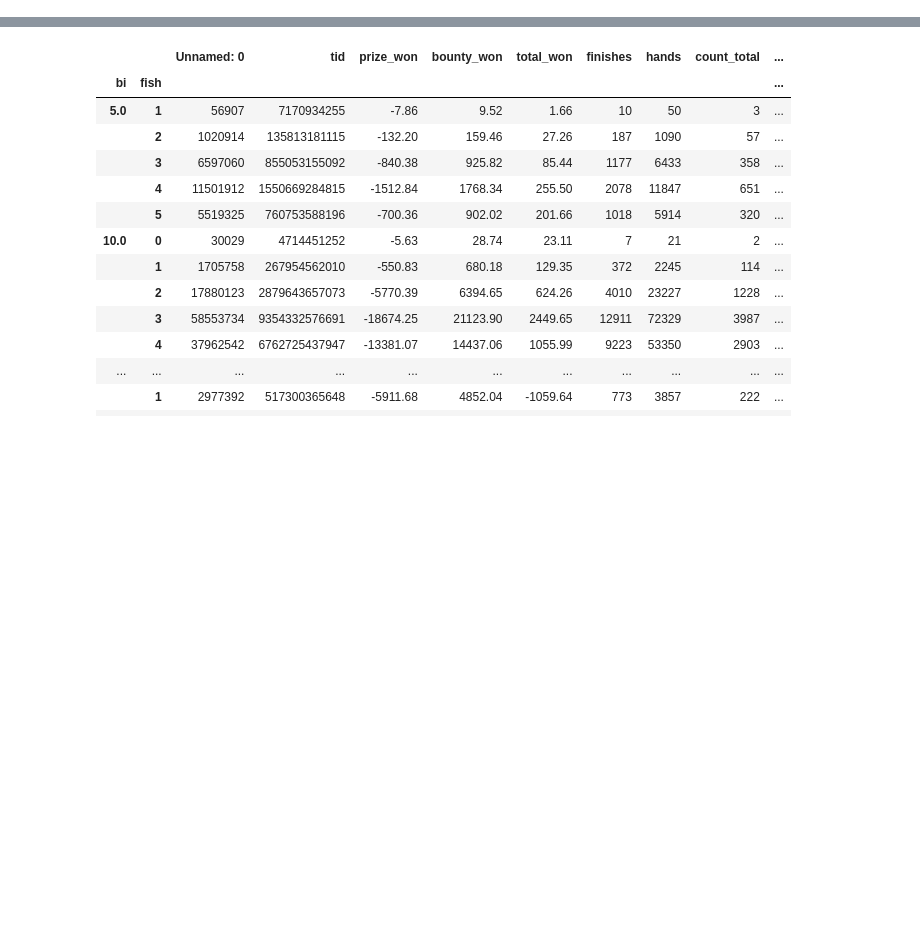
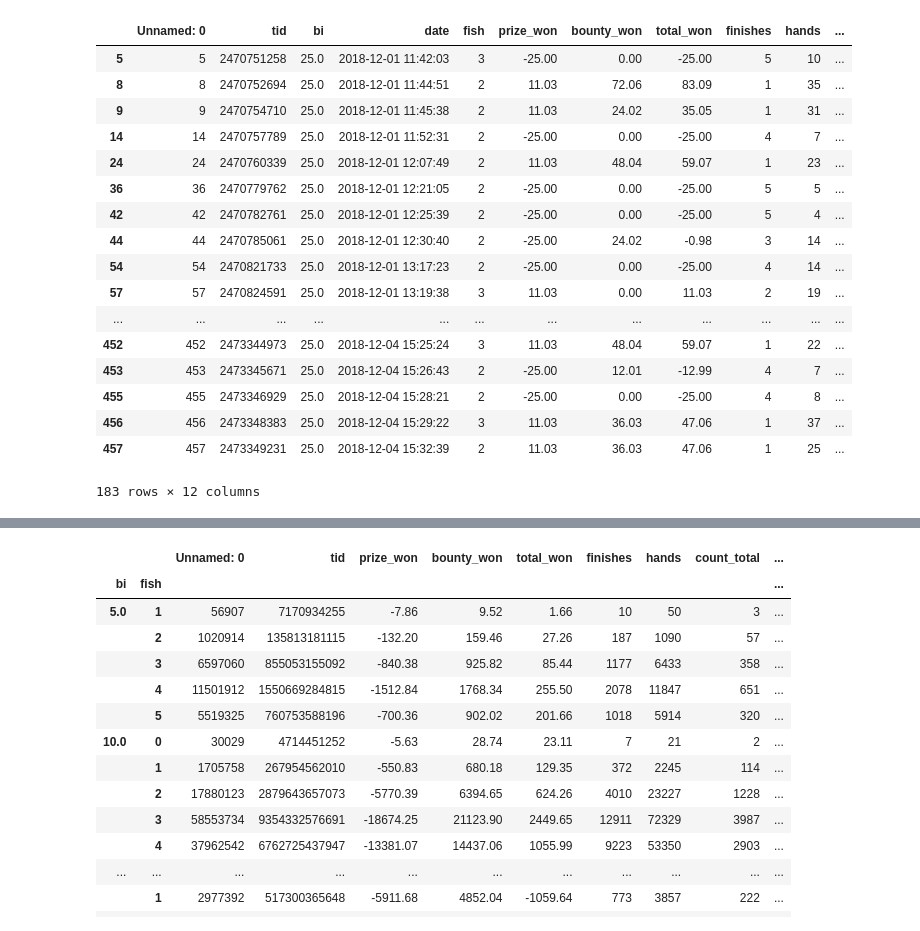
Before and after one commit to anton-ju/hhparser, a Jupyter notebook: results_vis.ipynb, the cells around one changed output, grey strips where cells are left out. Cells and saved outputs as stored; diff of their text form; code cells hidden in the pictures; blank space fills up the shorter version.

```diff
--- a/results_vis.ipynb
+++ b/results_vis.ipynb
@@ -23,3 +44,24 @@ table_by_bi['roi'] = table_by_bi.won_bi/df['bi'].value_counts()
+# %%
+df[df.bi==25]
+# %% [output]
+|  | Unnamed: 0 | tid | bi | date | fish | prize_won | bounty_won | total_won | finishes | hands | ... |
+| 5 | 5 | 2470751258 | 25.0 | 2018-12-01 11:42:03 | 3 | -25.00 | 0.00 | -25.00 | 5 | 10 | ... |
+| 8 | 8 | 2470752694 | 25.0 | 2018-12-01 11:44:51 | 2 | 11.03 | 72.06 | 83.09 | 1 | 35 | ... |
+| 9 | 9 | 2470754710 | 25.0 | 2018-12-01 11:45:38 | 2 | 11.03 | 24.02 | 35.05 | 1 | 31 | ... |
+| 14 | 14 | 2470757789 | 25.0 | 2018-12-01 11:52:31 | 2 | -25.00 | 0.00 | -25.00 | 4 | 7 | ... |
+| 24 | 24 | 2470760339 | 25.0 | 2018-12-01 12:07:49 | 2 | 11.03 | 48.04 | 59.07 | 1 | 23 | ... |
+| 36 | 36 | 2470779762 | 25.0 | 2018-12-01 12:21:05 | 2 | -25.00 | 0.00 | -25.00 | 5 | 5 | ... |
+| 42 | 42 | 2470782761 | 25.0 | 2018-12-01 12:25:39 | 2 | -25.00 | 0.00 | -25.00 | 5 | 4 | ... |
+| 44 | 44 | 2470785061 | 25.0 | 2018-12-01 12:30:40 | 2 | -25.00 | 24.02 | -0.98 | 3 | 14 | ... |
+| 54 | 54 | 2470821733 | 25.0 | 2018-12-01 13:17:23 | 2 | -25.00 | 0.00 | -25.00 | 4 | 14 | ... |
+| 57 | 57 | 2470824591 | 25.0 | 2018-12-01 13:19:38 | 3 | 11.03 | 0.00 | 11.03 | 2 | 19 | ... |
+| ... | ... | ... | ... | ... | ... | ... | ... | ... | ... | ... | ... |
+| 452 | 452 | 2473344973 | 25.0 | 2018-12-04 15:25:24 | 3 | 11.03 | 48.04 | 59.07 | 1 | 22 | ... |
+| 453 | 453 | 2473345671 | 25.0 | 2018-12-04 15:26:43 | 2 | -25.00 | 12.01 | -12.99 | 4 | 7 | ... |
+| 455 | 455 | 2473346929 | 25.0 | 2018-12-04 15:28:21 | 2 | -25.00 | 0.00 | -25.00 | 4 | 8 | ... |
+| 456 | 456 | 2473348383 | 25.0 | 2018-12-04 15:29:22 | 3 | 11.03 | 36.03 | 47.06 | 1 | 37 | ... |
+| 457 | 457 | 2473349231 | 25.0 | 2018-12-04 15:32:39 | 2 | 11.03 | 36.03 | 47.06 | 1 | 25 | ... |
+183 rows × 12 columns
 # %%
 grouped = df.groupby(['bi', 'fish'])
 table_by_bi_fish = grouped.sum().copy()
```
Also changed, not shown: parts of 4 cells of this notebook, 15 other files.
